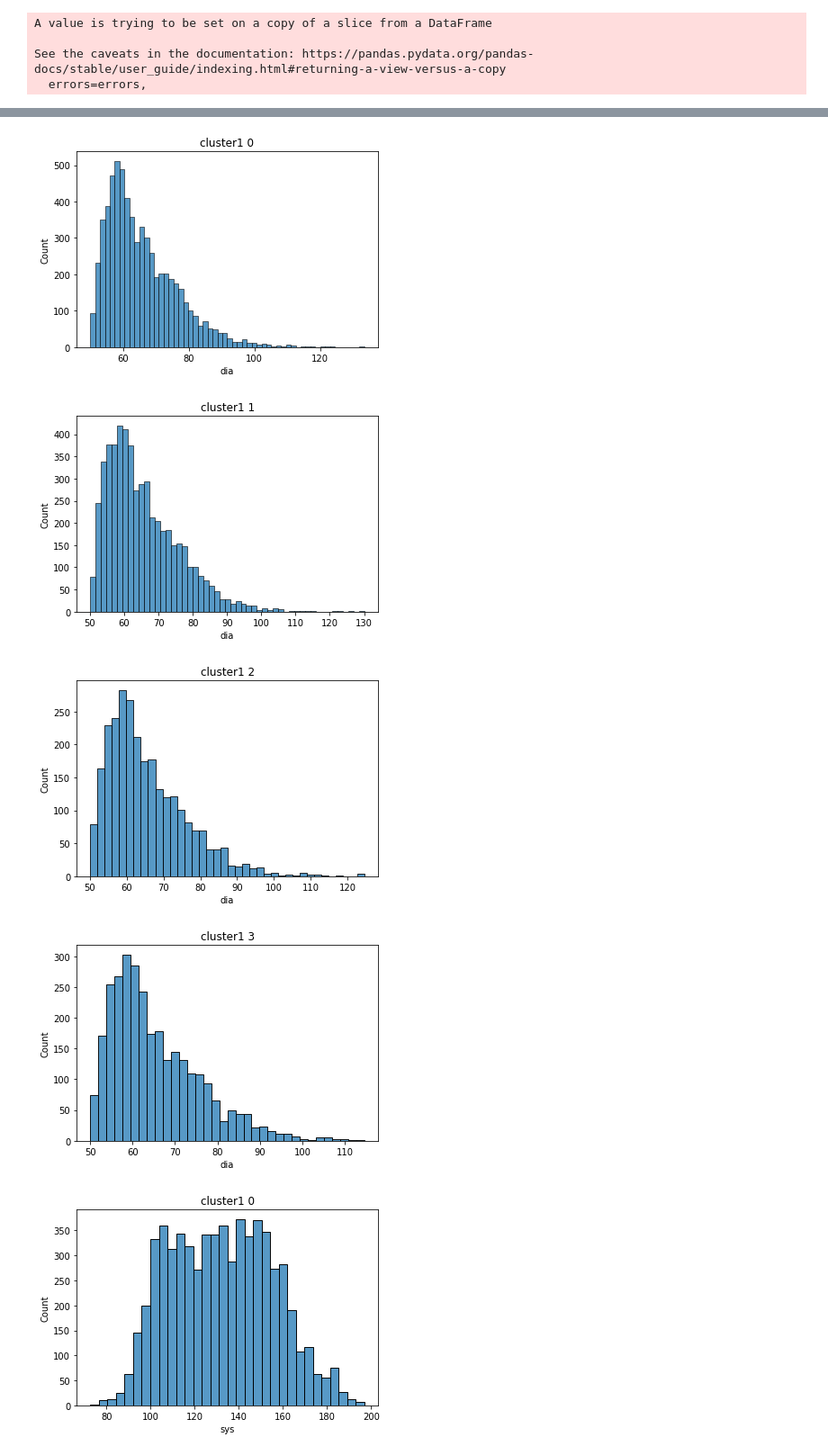
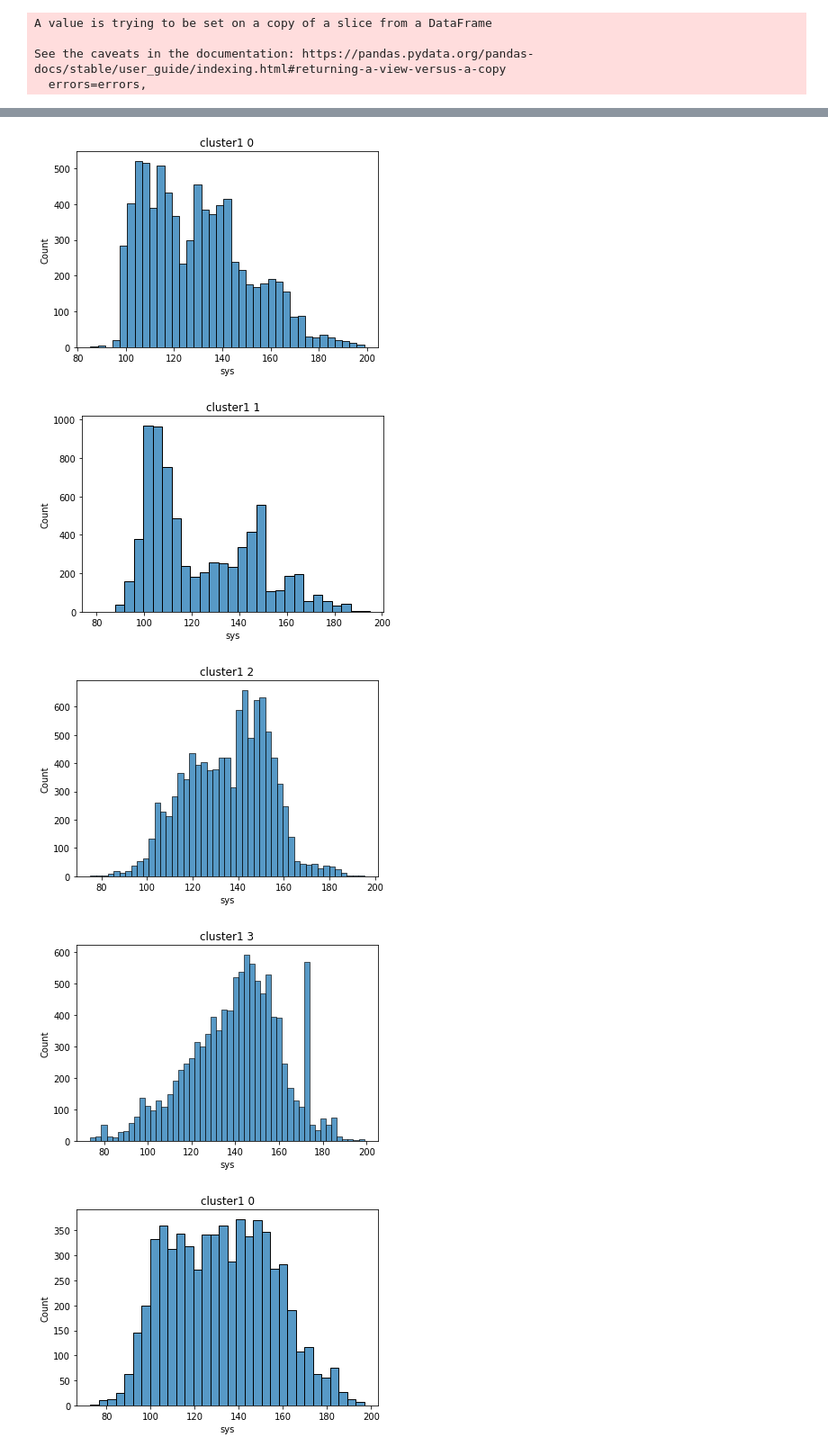
Before and after one commit to Khaled-Mohammed-Abdelgaber/PPG_Clustering, a Jupyter notebook: peak2peak_aug_2022_oneBeat_kmeans.ipynb, the cells around one changed output, grey strips where cells are left out. Shown: that part at 90% size. Cells and saved outputs as stored; diff of their text form; code cells hidden in the pictures.

```diff
--- a/peak2peak_aug_2022_oneBeat_kmeans.ipynb
+++ b/peak2peak_aug_2022_oneBeat_kmeans.ipynb
@@ -238,7 +241,7 @@ for i in range(10):
 # %%
 import seaborn as sns
-for i in range(10):
+for i in range(8):
   plt.figure()
   plt.title("cluster "+str(i))
-  sns.histplot(x = df_info["dia"][df_info ["10_labels_kmeans"] == i]  )
+  sns.histplot(x = df_info["dia"][df_info ["20_labels_kmeans"] == i]  )
 # %% [output]
@@ -296,6 +296,6 @@ y_pred_eucl_1.shape
 # %%
 df_info_1 = pd.DataFrame()
-df_info_1 = df_info[df_info ["10_labels_kmeans"] == 0]
+df_info_1 = df_info[df_info ["20_labels_kmeans"] == 0]
 # %%
 df_info_1.drop(["10_labels_kmeans"],axis = 1 ,inplace = True)
 # %% [output]
@@ -303,3 +303,5 @@ A value is trying to be set on a copy of a slice from a DataFrame
 
 See the caveats in the documentation: https://pandas.pydata.org/pandas-docs/stable/user_guide/indexing.html#returning-a-view-versus-a-copy
   errors=errors,
+# %%
+df_info_1.drop(["20_labels_kmeans"],axis = 1 ,inplace = True)
@@ -314,0 +322,2 @@ df_info_1.head()
+# %%
+df_info_1["labels"] = y_pred_eucl_1
@@ -315,13 +338,13 @@ df_info_1.head()
 # %%
 for i in range(4):
   plt.figure()
   plt.title("cluster1 "+str(i))
-  sns.histplot(x = df_info_1["dia"][df_info_1 ["labels"] == i]  )
+  sns.histplot(x = df_info_1["sys"][df_info_1 ["labels"] == i]  )
 # %% [output]
-[figure, old version]
+[figure, new version]
-[figure, old version]
+[figure, new version]
-[figure, old version]
+[figure, new version]
-[figure, old version]
+[figure, new version]
 # %%
 for i in range(4):
   plt.figure()
```
Also changed, not shown: parts of 19 cells of this notebook.
